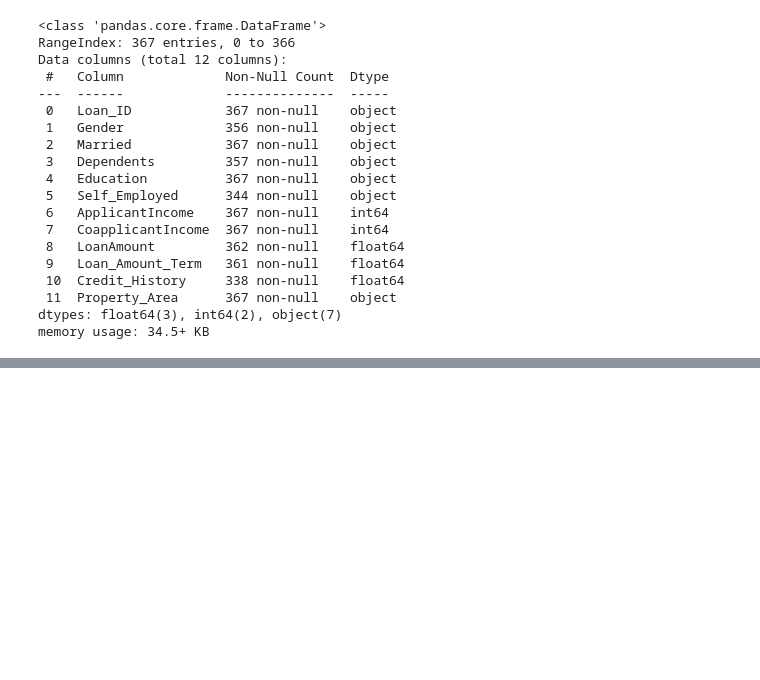
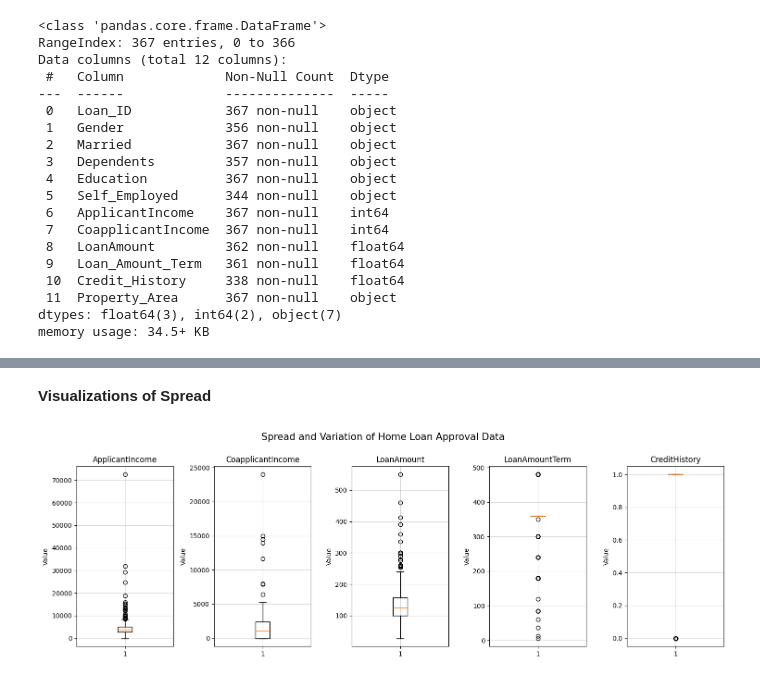
Before and after one commit to AbbyHoyt/KWK-Goldman-Sachs-ML-Final-Project, a Jupyter notebook: Abby_Hoyt_KWK_Machine_Learning_x_Finance_Challenge_Final_Project.ipynb, the cells around one changed output, grey strips where cells are left out. Drawn from its saved outputs; the diff is of its cells as text; code cells hidden in the pictures; blank space fills up the shorter version.

Commit message:
Renamed columns, calculated central tendency, and calculated/visualized spread and variation of numeric columns.

```diff
--- a/Abby_Hoyt_KWK_Machine_Learning_x_Finance_Challenge_Final_Project.ipynb
+++ b/Abby_Hoyt_KWK_Machine_Learning_x_Finance_Challenge_Final_Project.ipynb
@@ -134,0 +207,29 @@ memory usage: 34.5+ KB
+# %%
+cols = ["ApplicantIncome", "CoapplicantIncome", "LoanAmount", "LoanAmountTerm", "CreditHistory"]
+
+for col in cols:
+  print(f"{col}")
+
+  # Calculate minimum.
+  min = df[col].min()
+  print(f"  * Minimum: {min}")
+
+  # Calculate maximum.
+  max = df[col].max()
+  print(f"  * Maximum: {max}")
+
+  # Calculate range.
+  range = max - min
+  print(f"  * Range: {range}")
+
+  # Calculate interquartile range (IQR).
+  quartile_3 = df[col].quantile(0.75)
+  quartile_1 = df[col].quantile(0.25)
+  iqr = quartile_3 - quartile_1
+  print(f"  * IQR: {iqr}")
+
+  # Calculate standard deviation.
+  standard_deviation = df[col].std()
+  print(f"  * Standard Deviation: {standard_deviation}")
+
+  print()
@@ -134,0 +254,20 @@ memory usage: 34.5+ KB
+# %% [markdown]
+**Visualizations of Spread**
+# %%
+import matplotlib.pyplot as plt
+
+cols = ["ApplicantIncome", "CoapplicantIncome", "LoanAmount", "LoanAmountTerm", "CreditHistory"]
+
+fig, axes = plt.subplots(nrows = 1, ncols = 5, figsize = (15, 5))
+
+for i, col in enumerate(cols):
+  axes[i].boxplot(df[col].dropna(), vert = True)
+  axes[i].set_title(col)
+  axes[i].set_ylabel("Value")
+  axes[i].grid(True, linestyle = "-", alpha = 0.5)
+
+plt.suptitle("Spread and Variation of Home Loan Approval Data", fontsize = 15, y = 1)
+plt.tight_layout()
+plt.show()
+# %% [output]
+[figure, added]
```
Also changed, not shown: parts of 8 cells of this notebook.
